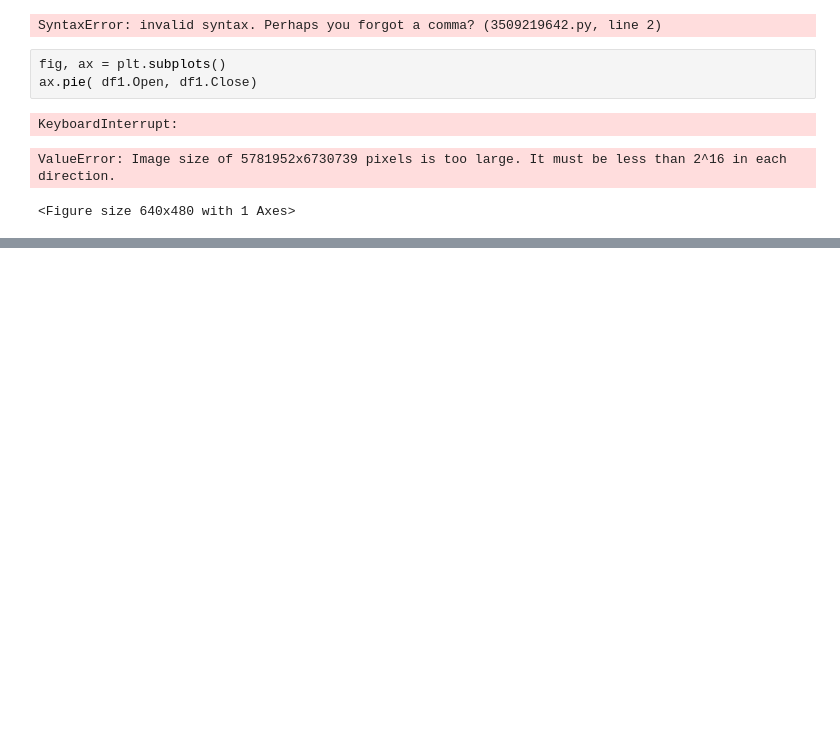
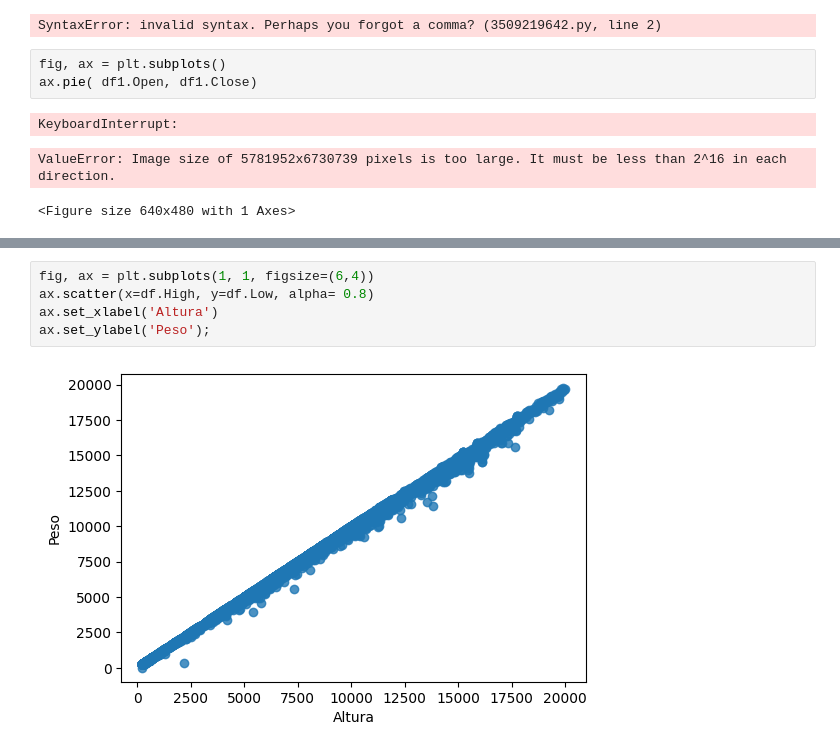
Before and after one commit to Joss931/codespaces-jupyter, a Jupyter notebook: Clase 3 CoderHouse/Clase_4/Ejersicio.ipynb, the cells around one changed output, grey strips where cells are left out. Cells and saved outputs as stored; diff of their text form; blank space fills up the shorter version.

```diff
--- a/Clase 3 CoderHouse/Clase_4/Ejersicio.ipynb
+++ b/Clase 3 CoderHouse/Clase_4/Ejersicio.ipynb
@@ -114,0 +127,7 @@ ValueError: Image size of 5781952x6730739 pixels is too large. It must be less t
+# %%
+fig, ax = plt.subplots(1, 1, figsize=(6,4))
+ax.scatter(x=df.High, y=df.Low, alpha= 0.8)
+ax.set_xlabel('Altura')
+ax.set_ylabel('Peso');
+# %% [output]
+[figure, added]
```
Also changed, not shown: parts of 5 cells of this notebook, 1 other file.
